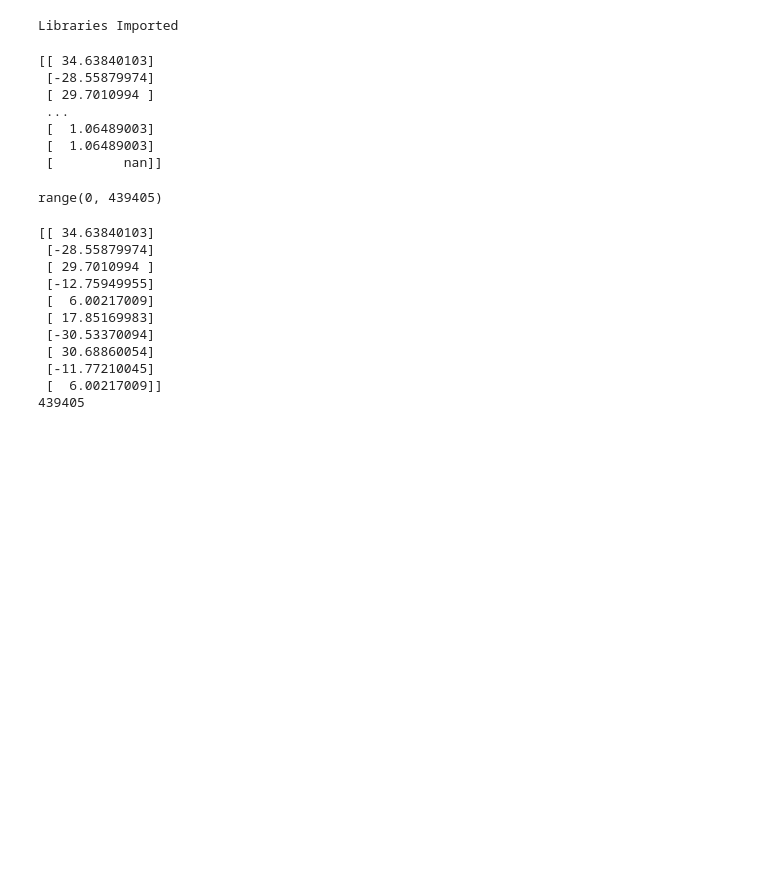
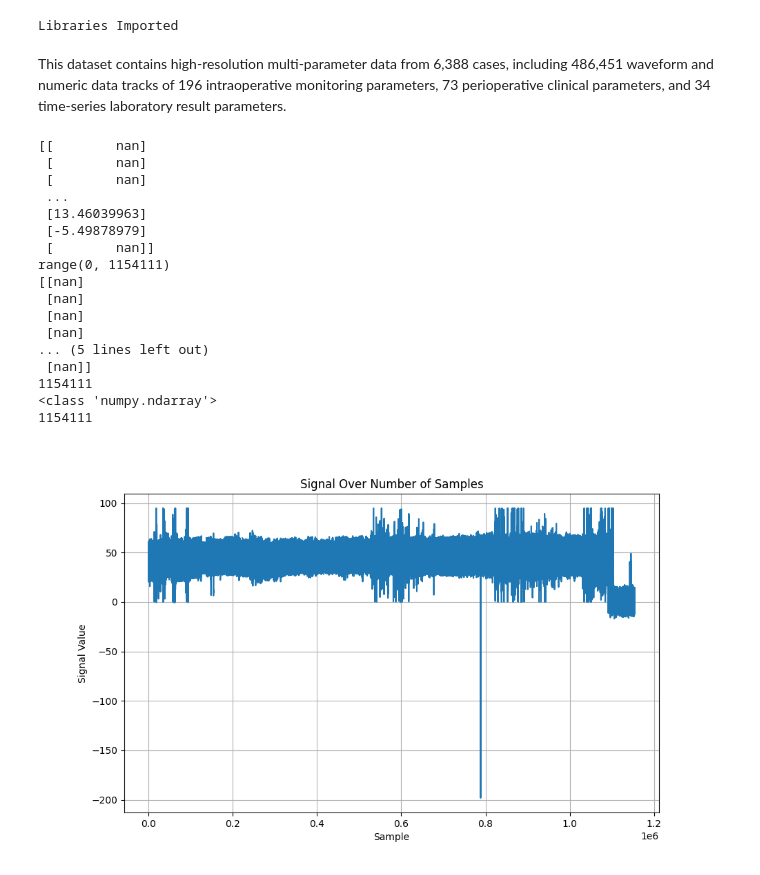
Before and after one commit to sonjababac/Data-Science-for-EWS-in-Postoperative-Care-PhD-year-1, a Jupyter notebook: VitalDB/VitalDB_data_analysis/data analysis VitalDB VITALS.ipynb, the cells around one changed output. Saved outputs shown, nothing was run; the diff lists cells and outputs as text; code cells hidden in the pictures; blank space fills up the shorter version.

```diff
--- a/VitalDB/VitalDB_data_analysis/data analysis VitalDB VITALS.ipynb
+++ b/VitalDB/VitalDB_data_analysis/data analysis VitalDB VITALS.ipynb
@@ -19,38 +18,47 @@ import ipympl
 print("Libraries Imported")
 # %% [output]
 Libraries Imported
-# %%
-# Load the signal
-signal = vt.load_case(3,['SNUADC/ART'], interval = 1/100)#,'Solar8000/ART_SBP'
-
-# Generate the x values (number of samples)
-samples = range(len(signal))
-# %%
-print(signal)
-# %% [output]
-[[ 34.63840103]
- [-28.55879974]
- [ 29.7010994 ]
- ...
- [  1.06489003]
- [  1.06489003]
- [         nan]]
-# %%
-print(samples)
-# %% [output]
-range(0, 439405)
-# %%
-print(signal[:10])
-print(len(signal))
-# %% [output]
-[[ 34.63840103]
- [-28.55879974]
- [ 29.7010994 ]
- [-12.75949955]
- [  6.00217009]
- [ 17.85169983]
- [-30.53370094]
- [ 30.68860054]
- [-11.77210045]
- [  6.00217009]]
-439405
+# %% [markdown]
+This dataset contains high-resolution multi-parameter data from 6,388 cases, including 486,451 waveform and numeric data tracks of 196 intraoperative monitoring parameters, 73 perioperative clinical parameters, and 34 time-series laboratory result parameters.
+# %%
+# Load the signal
+signal_ppg = vt.load_case(1,['SNUADC/PLETH'], interval = 1/100)
+
+# Generate the x values (number of samples)
+samples_ppg = range(len(signal_ppg))
+
+#print check
+print(signal_ppg)
+print(samples_ppg)
+print(signal_ppg[:10])
+print(len(signal_ppg))
+print(type(signal_ppg))
+print(signal_ppg.size)
+
+# Plot the signal
+plt.figure(figsize=(10, 6))
+plt.plot(samples_ppg, signal_ppg)
+plt.title("Signal Over Number of Samples")
+plt.xlabel("Sample")
+plt.ylabel("Signal Value")
+plt.grid(True)
+plt.show()
+# %% [output]
+[[        nan]
+ [        nan]
+ [        nan]
+ ...
+ [13.46039963]
+ [-5.49878979]
+ [        nan]]
+range(0, 1154111)
+[[nan]
+ [nan]
+ [nan]
+ [nan]
+... (5 lines left out)
+ [nan]]
+1154111
+<class 'numpy.ndarray'>
+1154111
+[figure, added]
```
Also changed, not shown: parts of 8 cells of this notebook, 10 other files.
